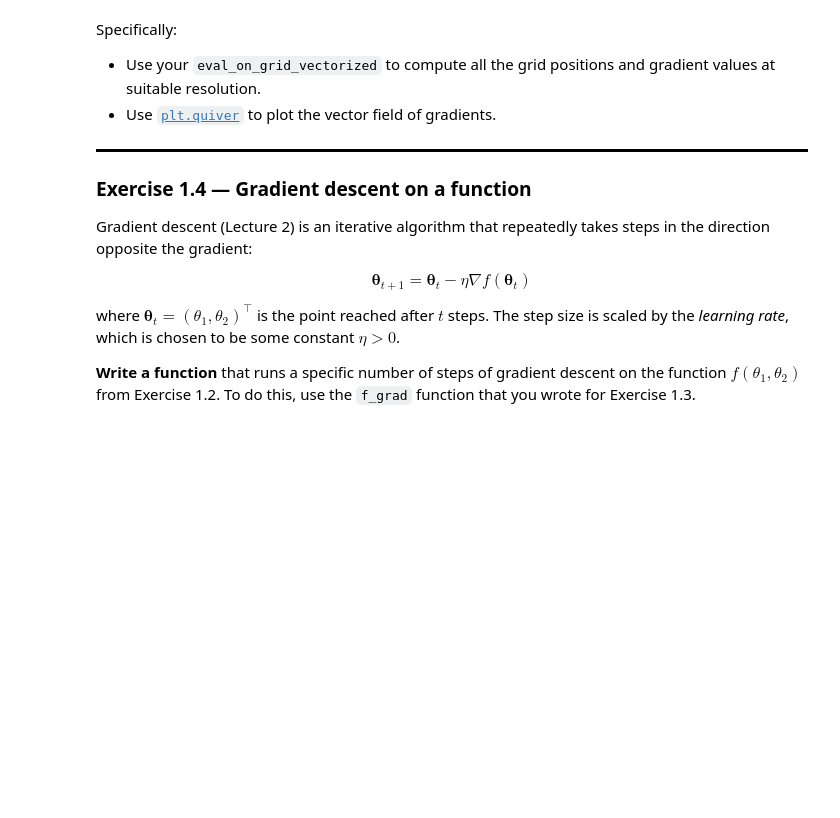
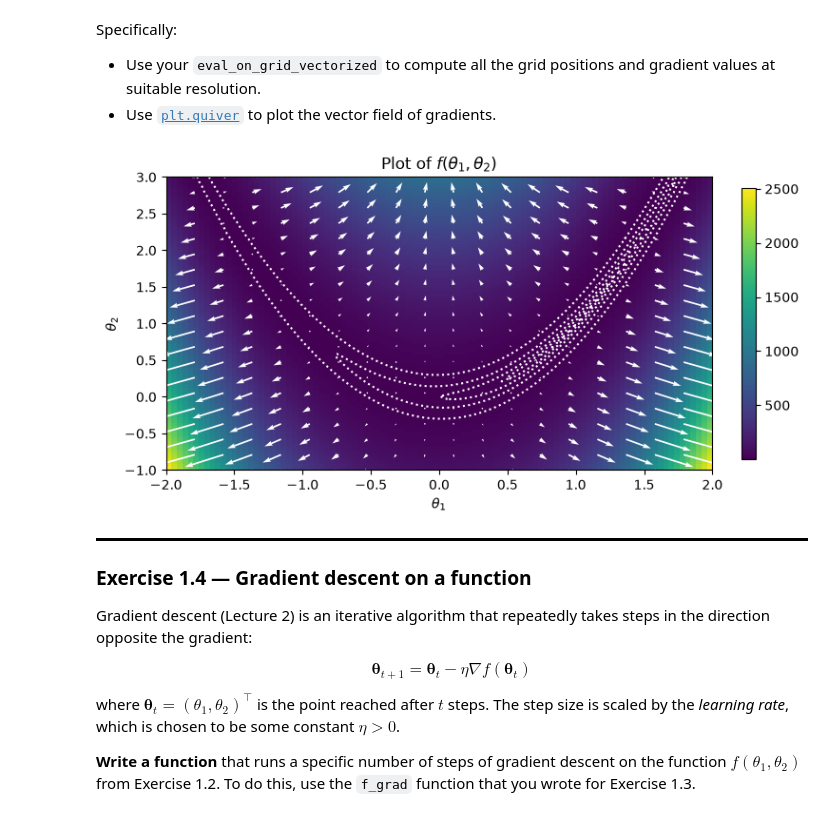
Before and after one commit to laurent-lao/COMP-432-Assignments, a Jupyter notebook: Assignment3/assignment03_student.ipynb, the cells around one changed output. Cells and saved outputs as stored; diff of their text form; code cells hidden in the pictures; blank space fills up the shorter version.

```diff
--- a/Assignment3/assignment03_student.ipynb
+++ b/Assignment3/assignment03_student.ipynb
@@ -193,7 +195,10 @@ def f_grad(theta1, theta2):
         (2, ...), where entry 0 is the first component and entry 1 the second.
     """
     # Your code here. Aim for 1-3 lines.
-    return
+    # Assuming f(theta1, theta2) = (1-theta1)^2 + 100*(theta2-theta1^2)^2
+    partialdOfT1= -2*(1-theta1) - 400*theta1*(theta2-theta1**2)
+    partialdOfT2 = 200*(theta2-theta1**2)
+    return np.stack([partialdOfT1, partialdOfT2])
 # %% [markdown]
 **Check your answer** by running the code cell below.
 # %%
@@ -218,11 +225,15 @@ Specifically:
 # %%
 def plot_exercise13():
     plot_exercise12()  # Start with your previous plot
 
     # Your code here. Aim for 2-4 lines.
-
+    extent = (-2, 2, -1, 3)
+    theta1, theta2, y = eval_on_grid_vectorized(f_grad, extent, 20)
+    plt.quiver(theta1, theta2, y[0], y[1], color='white')
 
 plot_exercise13()
+# %% [output]
+[figure, added]
 # %% [markdown]
 <div style="border-bottom: 3px solid black;"></div>
 
```
Also changed, not shown: parts of 5 cells of this notebook.
